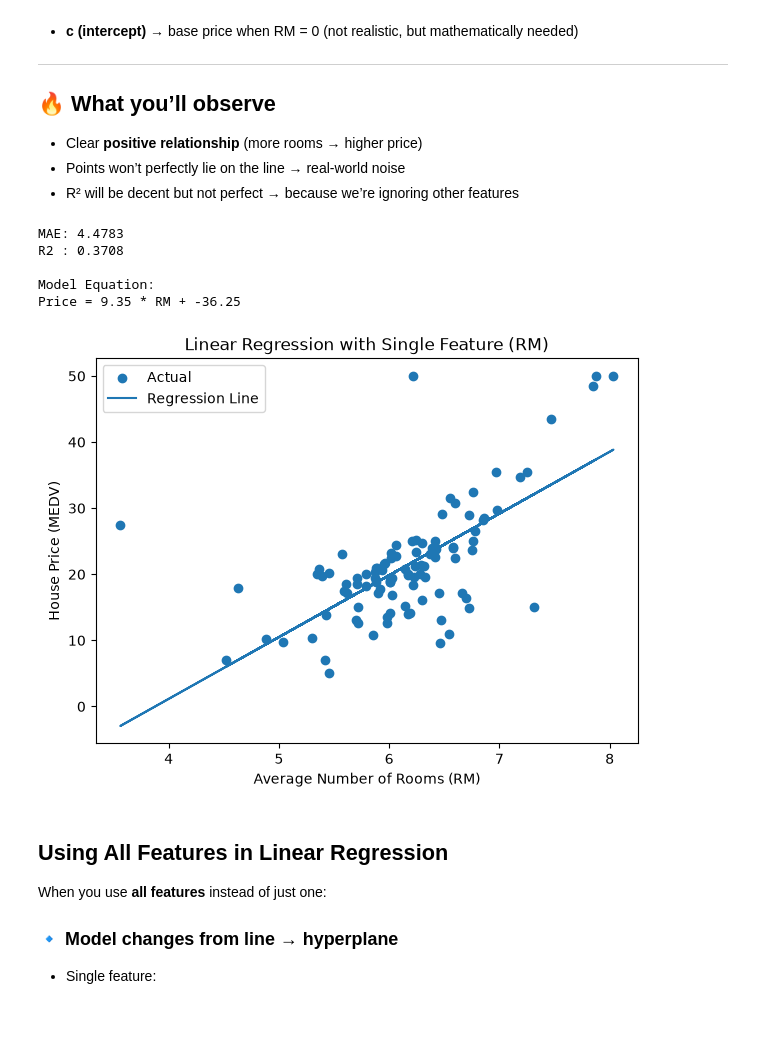
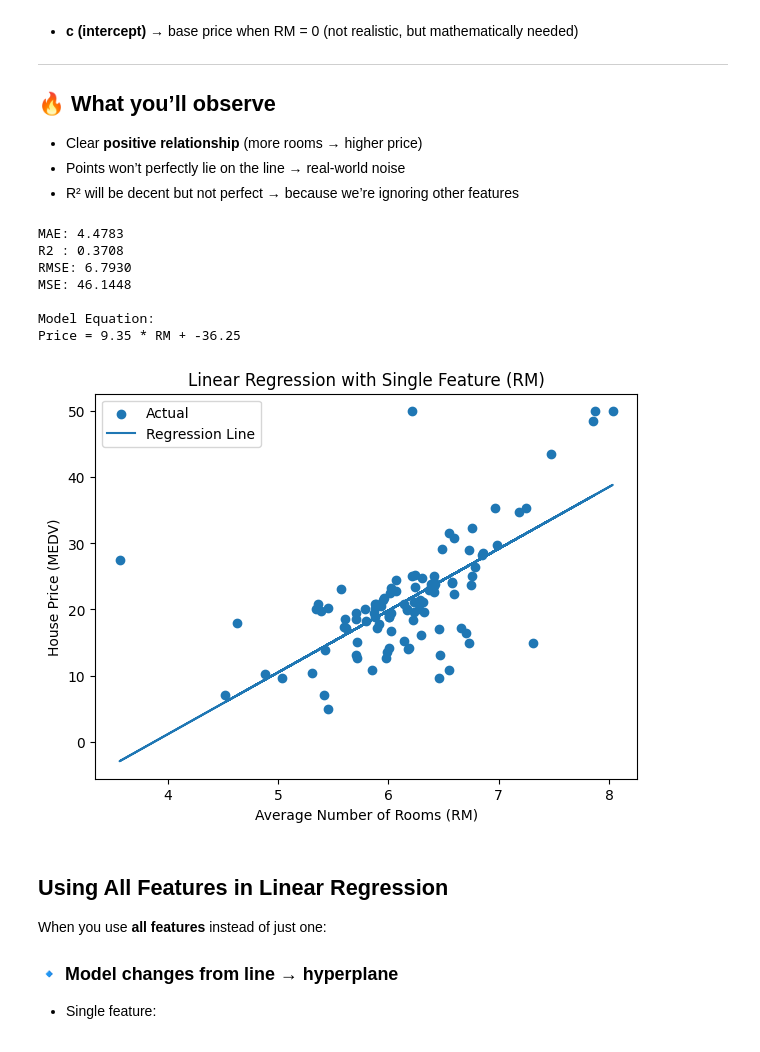
Before and after one commit to therash08/AI-Engineering-Bootcamp-, a Jupyter notebook: regression_metrics_gradient_discent.ipynb, the cells around one changed output. Saved outputs shown, nothing was run; the diff lists cells and outputs as text; code cells hidden in the pictures.

```diff
--- a/regression_metrics_gradient_discent.ipynb
+++ b/regression_metrics_gradient_discent.ipynb
@@ -469,7 +587,7 @@ import matplotlib.pyplot as plt
 
 from sklearn.model_selection import train_test_split
 from sklearn.linear_model import LinearRegression
-from sklearn.metrics import mean_absolute_error, r2_score
+from sklearn.metrics import mean_absolute_error, r2_score, root_mean_squared_error, mean_squared_error
 
 # Load dataset (fixed deprecation)
 data_url = "https://raw.githubusercontent.com/jbrownlee/Datasets/master/housing.data"
@@ -509,41 +627,47 @@ y_pred = model.predict(X_test)
 # 5. Evaluation
 # ----------------------------
 mae = mean_absolute_error(y_test, y_pred)
+mse = mean_squared_error(y_test, y_pred)
 r2 = r2_score(y_test, y_pred)
+rmse = root_mean_squared_error(y_test, y_pred)
 
 print(f"MAE: {mae:.4f}")
 print(f"R2 : {r2:.4f}")
+print(f"RMSE: {rmse:.4f}")
+print(f"MSE: {mse:.4f}")
 
 # ----------------------------
 # 6. Line Equation
 # ----------------------------
 print(f"\nModel Equation:")
 print(f"Price = {model.coef_[0]:.2f} * RM + {model.intercept_:.2f}")
 
 # ----------------------------
 # 7. Visualization
 # ----------------------------
 plt.figure(figsize=(7,5))
 
 # scatter plot (actual data)
 plt.scatter(X_test, y_test, label="Actual")
 
 # regression line
 plt.plot(X_test, y_pred, label="Regression Line")
 
 plt.xlabel("Average Number of Rooms (RM)")
 plt.ylabel("House Price (MEDV)")
 plt.title("Linear Regression with Single Feature (RM)")
 plt.legend()
 
 plt.show()
 # %% [output]
 MAE: 4.4783
 R2 : 0.3708
+RMSE: 6.7930
+MSE: 46.1448
 
 Model Equation:
 Price = 9.35 * RM + -36.25
-[figure, old version]
+[figure, new version]
 # %% [markdown]
 ## Using All Features in Linear Regression
 
```
Also changed, not shown: parts of 28 cells of this notebook, 2 other files.
